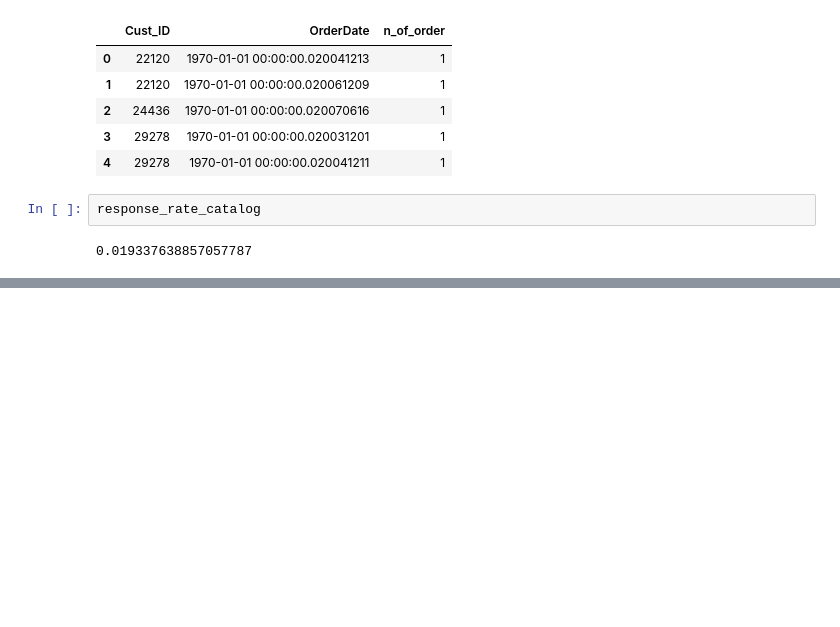
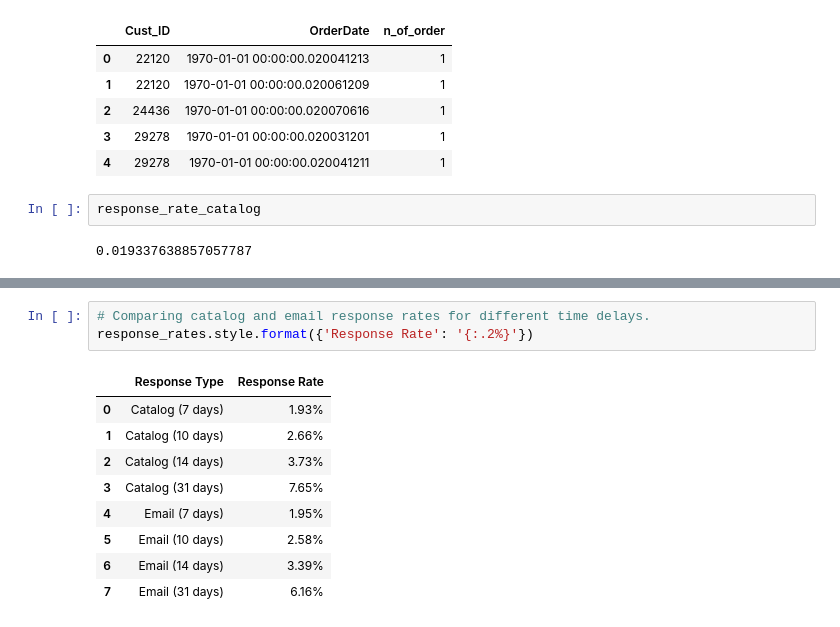
Before and after one commit to YassineOudghiri/dma-group-assignment-1, a Jupyter notebook: code.ipynb, the cells around one changed output, grey strips where cells are left out. Saved outputs shown, nothing was run; the diff lists cells and outputs as text; blank space fills up the shorter version.

```diff
--- a/code.ipynb
+++ b/code.ipynb
@@ -273,0 +373,13 @@ response_rate_catalog
+# %%
+# Comparing catalog and email response rates for different time delays.
+response_rates.style.format({'Response Rate': '{:.2%}'})
+# %% [output]
+|  | Response Type | Response Rate |
+| 0 | Catalog (7 days) | 1.93% |
+| 1 | Catalog (10 days) | 2.66% |
+| 2 | Catalog (14 days) | 3.73% |
+| 3 | Catalog (31 days) | 7.65% |
+| 4 | Email (7 days) | 1.95% |
+| 5 | Email (10 days) | 2.58% |
+| 6 | Email (14 days) | 3.39% |
+| 7 | Email (31 days) | 6.16% |
```
Also changed, not shown: parts of 2 cells of this notebook.
